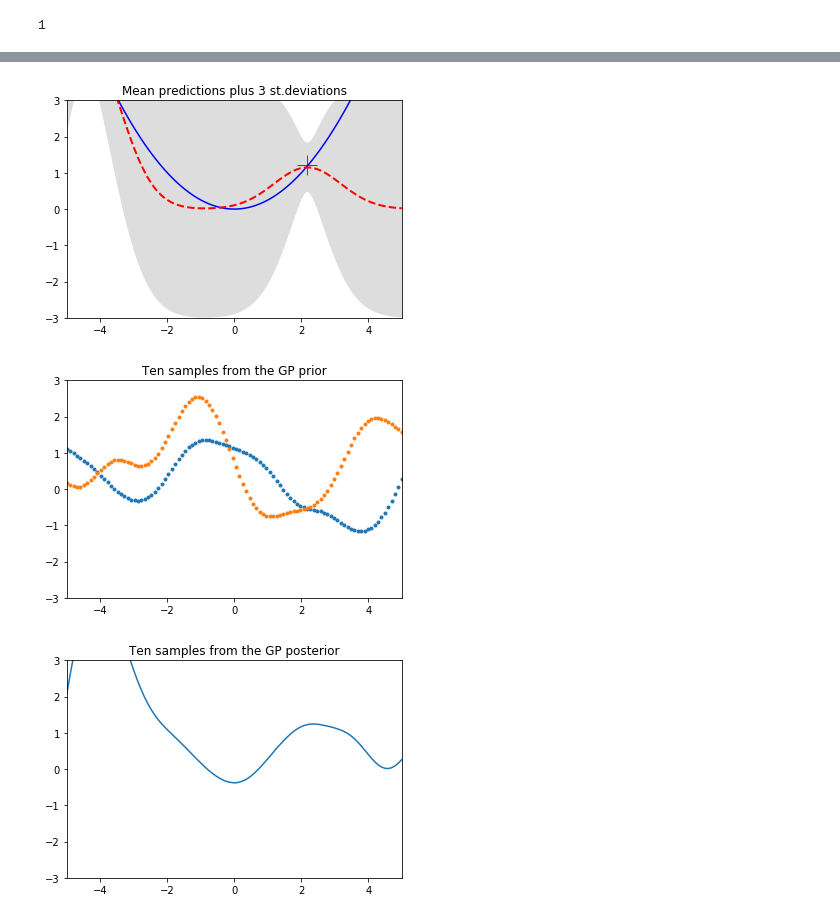
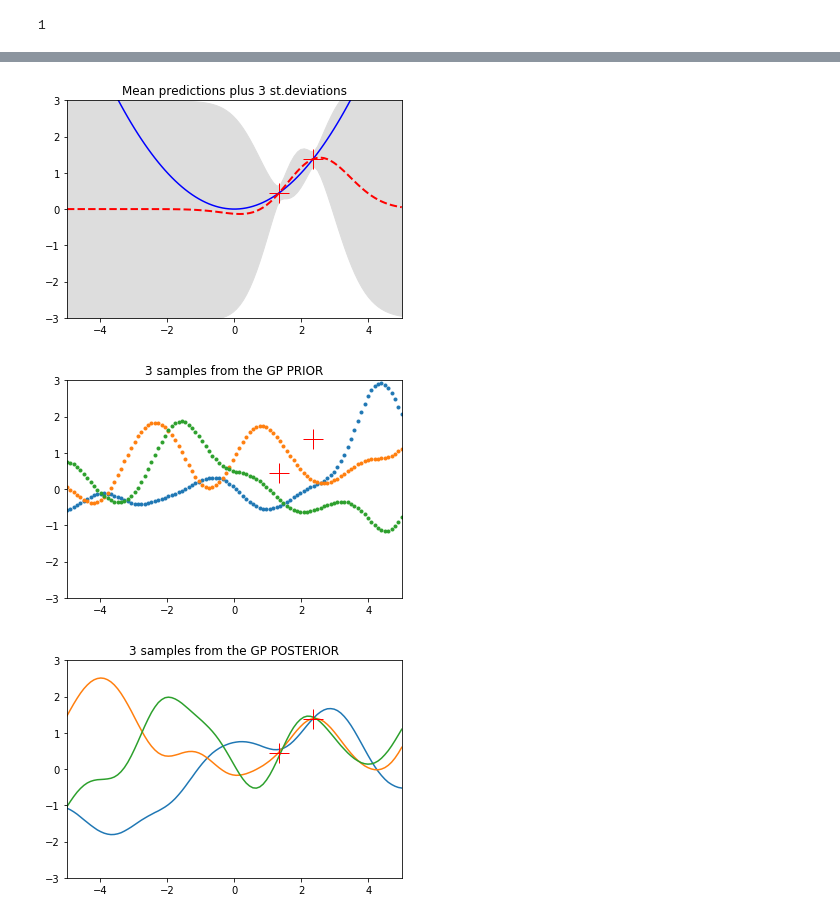
Before and after one commit to LecJackS/CPSC-540-Nando-de-Freitas, a Jupyter notebook: Python demo code for GP regression.ipynb, the cells around one changed output, grey strips where cells are left out. Drawn from its saved outputs; the diff is of its cells as text; code cells hidden in the pictures.

```diff
--- a/Python demo code for GP regression.ipynb
+++ b/Python demo code for GP regression.ipynb
@@ -128,9 +128,9 @@ def kernel(a, b):
     sqdist = np.sum(a**2,1).reshape(-1,1) + np.sum(b**2,1) - 2*np.dot(a, b.T)
     return np.exp(-.5 * (1/kernelParameter) * sqdist)
 # %%
-N = 2         # number of training points.
-n_test = 100         # number of test points.
-s = 0.05    # noise variance.
+N = 2           # number of training points.
+n_test = 100    # number of test points.
+s = 0.005        # noise variance.
 # %%
 # Sample some input points and noisy versions of the function evaluated at
 # these points.
@@ -157,6 +157,7 @@ pl.figure(1)
 pl.clf()
 pl.plot(X, y, 'r+', ms=20)
 pl.plot(Xtest, f(Xtest), 'b-')
+#Variance
 pl.gca().fill_between(Xtest.flat, mu-3*s, mu+3*s, color="#dddddd")
 pl.plot(Xtest, mu, 'r--', lw=2)
 pl.savefig('predictive.png', bbox_inches='tight')
@@ -164,37 +165,39 @@ pl.title('Mean predictions plus 3 st.deviations')
 pl.axis([-5, 5, -3, 3])
 pl.show()
 # %% [output]
-[figure, old version]
+[figure, new version]
 # %%
-n_samples = 2
+n_samples = 3
 points = np.random.normal(size=(n_test, n_samples))
 # %%
 # draw samples from the prior at our test points.
-L = np.linalg.cholesky(K_ + 1e-6*np.eye(n))
+L = np.linalg.cholesky(K_ + 1e-6*np.eye(n_test))
 f_prior = np.dot(L, points)
 pl.figure(2)
 pl.clf()
 pl.plot(Xtest, f_prior, marker='.', linestyle=' ')
-pl.title('Ten samples from the GP prior')
+pl.title(str(n_samples)+' samples from the GP PRIOR')
 pl.axis([-5, 5, -3, 3])
+pl.plot(X, y, 'r+', ms=20)
 pl.savefig('prior.png', bbox_inches='tight')
 pl.show()
 # %% [output]
-[figure, old version]
+[figure, new version]
 # %%
 # draw samples from the posterior at our test points.
 L = np.linalg.cholesky(K_ + 1e-6*np.eye(n_test) - np.dot(Lk.T, Lk))
-n_samples = 1
+n_samples = 3
 f_post = mu.reshape(-1,1) + np.dot(L, np.random.normal(size=(n_test, n_samples)))
 pl.figure(3)
 pl.clf()
 pl.plot(Xtest, f_post)
-pl.title('Ten samples from the GP posterior')
+pl.title(str(n_samples)+' samples from the GP POSTERIOR')
 pl.axis([-5, 5, -3, 3])
+pl.plot(X, y, 'r+', ms=20)
 pl.savefig('post.png', bbox_inches='tight')
 pl.show()
 # %% [output]
-[figure, old version]
+[figure, new version]
 # %%
 %matplotlib inline
 # %%
```
Also changed, not shown: parts of 10 cells of this notebook, 4 other files.
